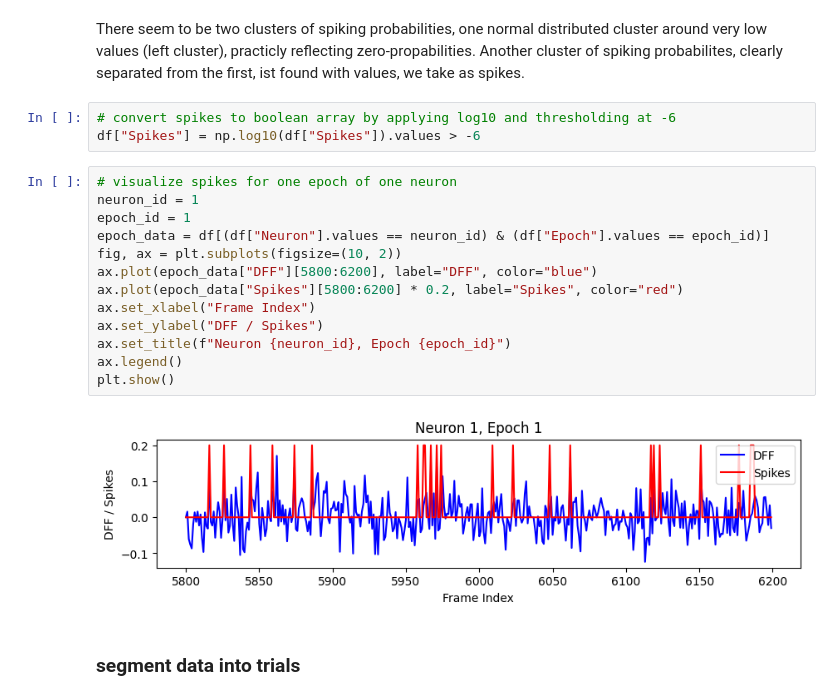
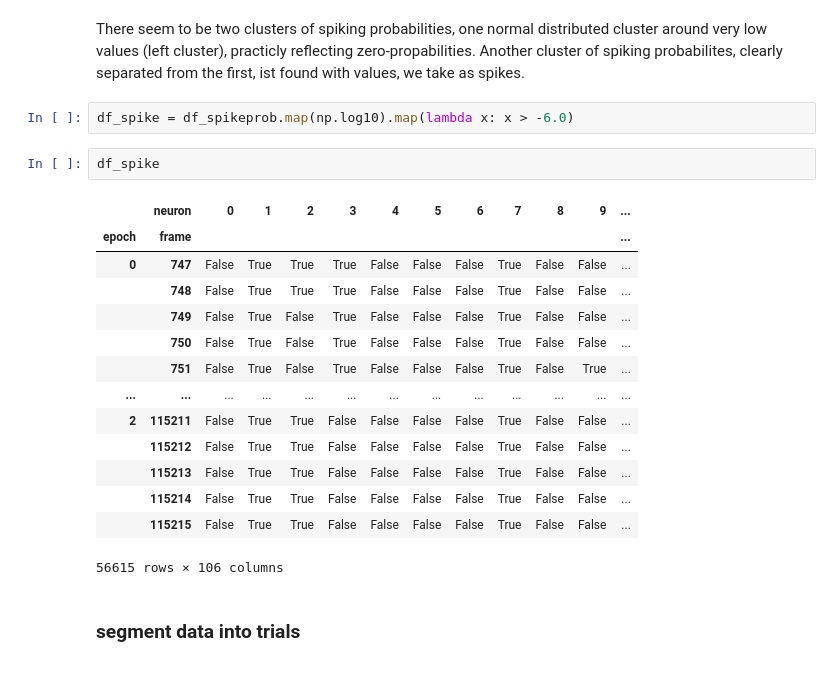
Before and after one commit to toniklenk/NeuralDataScience, a Jupyter notebook: Abschlussprojekt/practical01.ipynb, the cells around one changed output. Drawn from its saved outputs; the diff is of its cells as text.

```diff
--- a/Abschlussprojekt/practical01.ipynb
+++ b/Abschlussprojekt/practical01.ipynb
@@ -452,24 +434,25 @@ ax.legend()
 # %% [markdown]
 There seem to be two clusters of spiking probabilities, one normal distributed cluster around very low values (left cluster), practicly reflecting zero-propabilities.
 Another cluster of spiking probabilites, clearly separated from the first, ist found with values, we take as spikes.
-# %%
-# convert spikes to boolean array by applying log10 and thresholding at -6
-df["Spikes"] = np.log10(df["Spikes"]).values > -6
-# %%
-# visualize spikes for one epoch of one neuron
-neuron_id = 1
-epoch_id = 1
-epoch_data = df[(df["Neuron"].values == neuron_id) & (df["Epoch"].values == epoch_id)]
-fig, ax = plt.subplots(figsize=(10, 2))
-ax.plot(epoch_data["DFF"][5800:6200], label="DFF", color="blue")
-ax.plot(epoch_data["Spikes"][5800:6200] * 0.2, label="Spikes", color="red")
-ax.set_xlabel("Frame Index")
-ax.set_ylabel("DFF / Spikes")
-ax.set_title(f"Neuron {neuron_id}, Epoch {epoch_id}")
-ax.legend()
-plt.show()
-# %% [output]
-[figure, removed]
+# %%
+df_spike = df_spikeprob.map(np.log10).map(lambda x: x > -6.0)
+# %%
+df_spike
+# %% [output]
+|  | neuron | 0 | 1 | 2 | 3 | 4 | 5 | 6 | 7 | 8 | 9 | ... |
+| epoch | frame |  |  |  |  |  |  |  |  |  |  | ... |
+| 0 | 747 | False | True | True | True | False | False | False | True | False | False | ... |
+|  | 748 | False | True | True | True | False | False | False | True | False | False | ... |
+|  | 749 | False | True | False | True | False | False | False | True | False | False | ... |
+|  | 750 | False | True | False | True | False | False | False | True | False | False | ... |
+|  | 751 | False | True | False | True | False | False | False | True | False | True | ... |
+| ... | ... | ... | ... | ... | ... | ... | ... | ... | ... | ... | ... | ... |
+| 2 | 115211 | False | True | True | False | False | False | False | True | False | False | ... |
+|  | 115212 | False | True | True | False | False | False | False | True | False | False | ... |
+|  | 115213 | False | True | True | False | False | False | False | True | False | False | ... |
+|  | 115214 | False | True | True | False | False | False | False | True | False | False | ... |
+|  | 115215 | False | True | True | False | False | False | False | True | False | False | ... |
+56615 rows × 106 columns
 # %% [markdown]
 ### segment data into trials
 # %%
```
Also changed, not shown: parts of 8 cells of this notebook.
